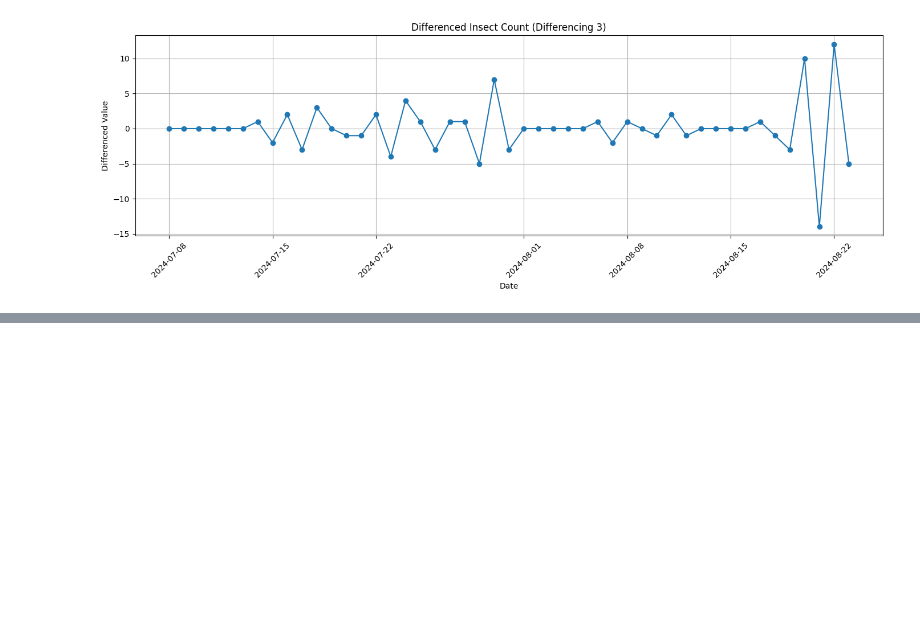
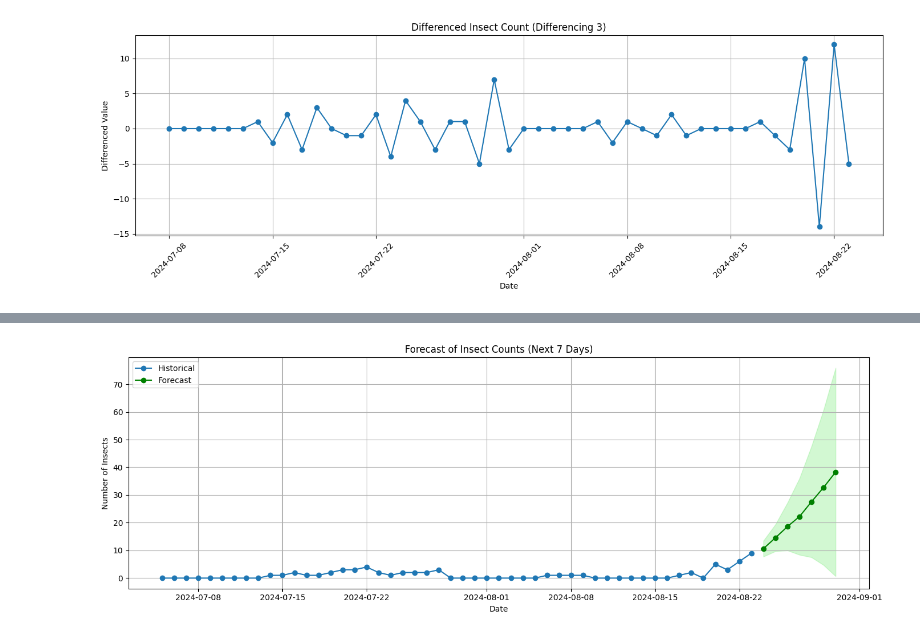
Before and after one commit to raz0208/Agritech-Pest-Prediction, a Jupyter notebook: Agritech_Pest_Prediction_ARIMAX_TSA.ipynb, the cells around one changed output, grey strips where cells are left out. Saved outputs shown, nothing was run; the diff lists cells and outputs as text; code cells hidden in the pictures; blank space fills up the shorter version.

```diff
--- a/Agritech_Pest_Prediction_ARIMAX_TSA.ipynb
+++ b/Agritech_Pest_Prediction_ARIMAX_TSA.ipynb
@@ -327,0 +408,37 @@ plt.show()
+# %%
+from datetime import timedelta
+
+# Forecasting next X days
+n_periods = 7
+
+# Create future exogenous variables for 7 days (this is essential!)
+future_exog = exogenous_data[:n_periods]  # <-- Replace with your actual future exog
+
+# Forecast with confidence intervals
+forecast, conf_int = arimax_model.predict(n_periods=n_periods, exogenous=future_exog, return_conf_int=True)
+
+# Create forecast index
+last_date = aggregated_df.index[-1]
+forecast_index = pd.date_range(start=last_date + timedelta(days=1), periods=n_periods, freq='D')
+
+# Build forecast DataFrame
+forecast_df = pd.DataFrame({
+    'Forecast': forecast,
+    'Lower_CI': conf_int[:, 0],
+    'Upper_CI': conf_int[:, 1]
+}, index=forecast_index)
+
+# Plotting
+plt.figure(figsize=(14, 5))
+plt.plot(aggregated_df.index, aggregated_df['Number of Insects'], label='Historical', marker='o')
+plt.plot(forecast_df.index, forecast_df['Forecast'], label='Forecast', color='green', marker='o')
+plt.fill_between(forecast_df.index, forecast_df['Lower_CI'], forecast_df['Upper_CI'], color='lightgreen', alpha=0.4)
+plt.title('Forecast of Insect Counts (Next 7 Days)')
+plt.xlabel('Date')
+plt.ylabel('Number of Insects')
+plt.legend()
+plt.grid(True)
+plt.tight_layout()
+plt.show()
+# %% [output]
+[figure, added]
```
Also changed, not shown: parts of 3 cells of this notebook.
